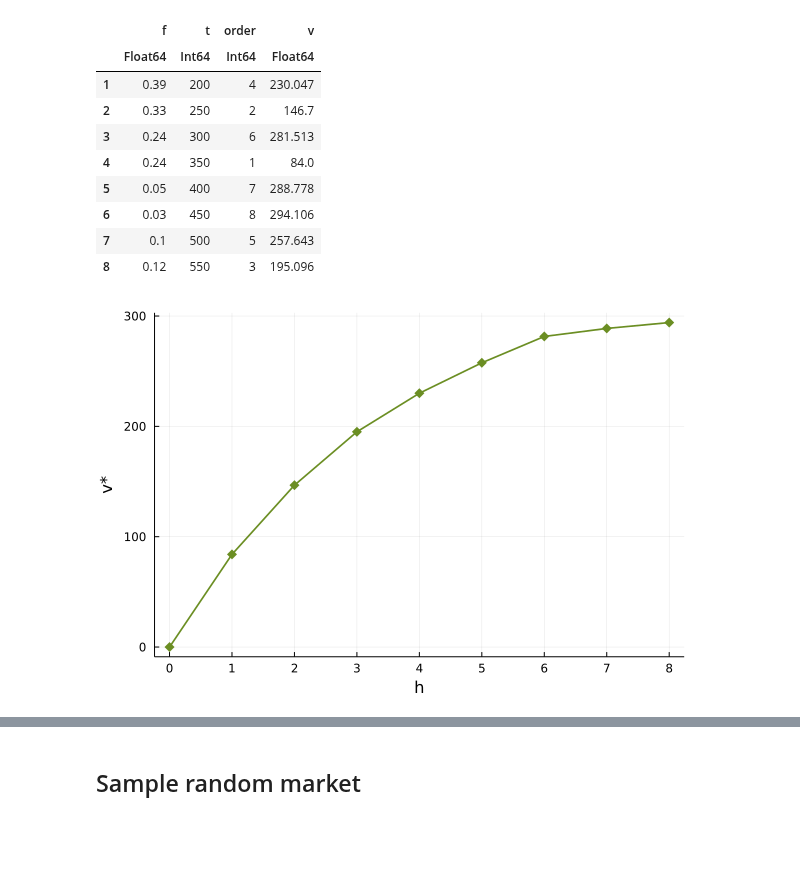
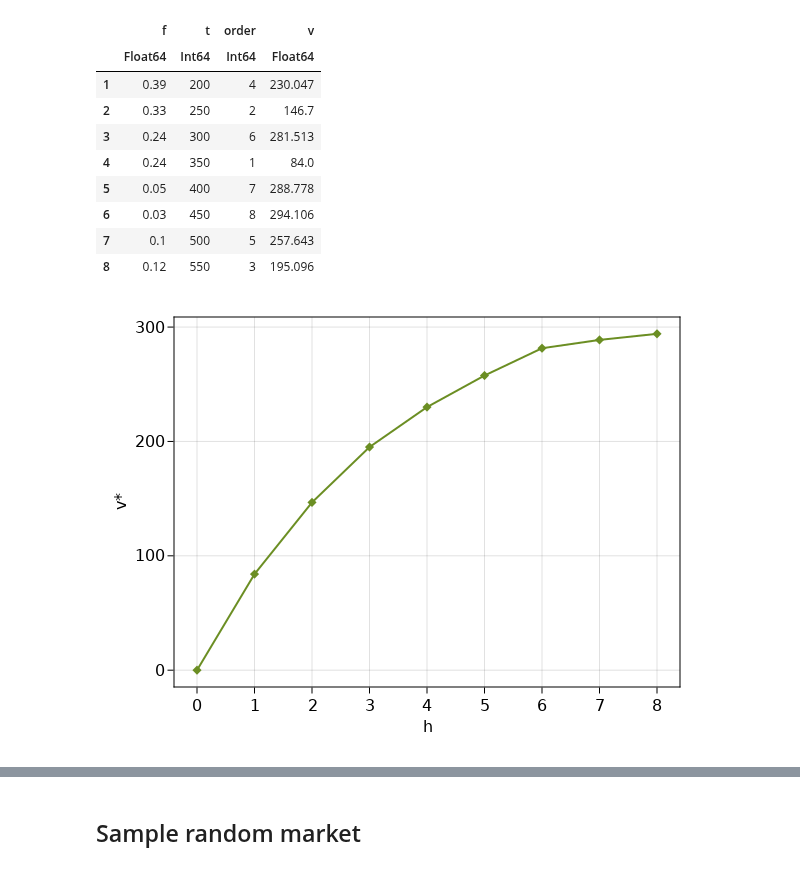
Before and after one commit to maxkapur/OptimalApplication.jl, a Jupyter notebook: paper/plots/plots.ipynb, the cells around one changed output, grey strips where cells are left out. Cells and saved outputs as stored; diff of their text form; code cells hidden in the pictures; blank space fills up the shorter version.

```diff
--- a/paper/plots/plots.ipynb
+++ b/paper/plots/plots.ipynb
@@ -1,7 +1,9 @@
 # %%
 using OptimalApplication
 using Random
-using Plots
+# using Plots
+using CairoMakie
 using DataFrames
+using Colors
 
-accentcolor = :olivedrab
+accentcolor = (107,142,35) ./ 255
@@ -14,7 +14,7 @@ mkt = Market([0.39, 0.33, 0.24, 0.24, 0.05, 0.03, 0.1, 0.12],
              collect(range(start=200, step=50, length=8)),
              8)
 
-apporder, v = applicationorder(mkt, verbose=true, datastructure=:heap)
+apporder, v = applicationorder_list(mkt, true)
 
 invpermapporder = invperm(apporder)
 # %% [output]
@@ -76,8 +59,33 @@ df
 | 6 | 0.03 | 450 | 8 | 294.106 |
 | 7 | 0.1 | 500 | 5 | 257.643 |
 | 8 | 0.12 | 550 | 3 | 195.096 |
-# %%
-pl = plot(0:8, vcat(0, v), legend = false, size = (600, 400), xlabel = "h", ylabel = "v*", lw = 1.7, color = accentcolor, xticks = 0:8, marker = :diamond, msc = :auto, ms = 5)
-# %% [output]
-[figure, removed]
+# %%
+fig1 = Figure(resolution=(600, 450))
+
+ax = fig1[1, 1] = Axis(fig1)
+
+#try scatterlines!
+scatter!(
+    0:8,
+    vcat(0, v),
+    color=accentcolor,
+    marker=:diamond,
+    markersize=12,
+    # legend=false,
+)
+
+lines!(
+    0:8,
+    vcat(0, v),
+    linewidth=2,
+    color=accentcolor,
+)
+
+ax.xticks = 0:8
+ax.xlabel = "h"
+ax.ylabel = "v*"
+
+fig1
+# %% [output]
+[figure, added]
 # %%
```
Also changed, not shown: parts of 5 cells of this notebook, 12 other files.
